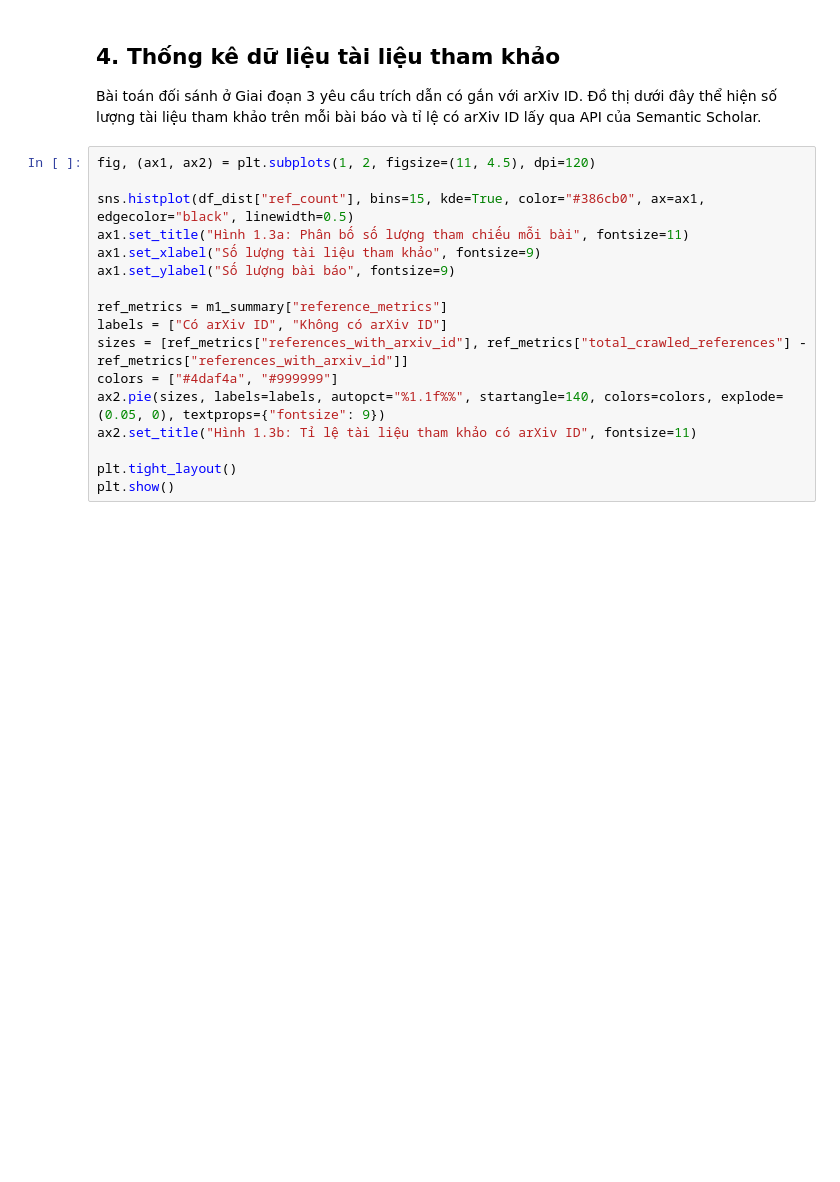
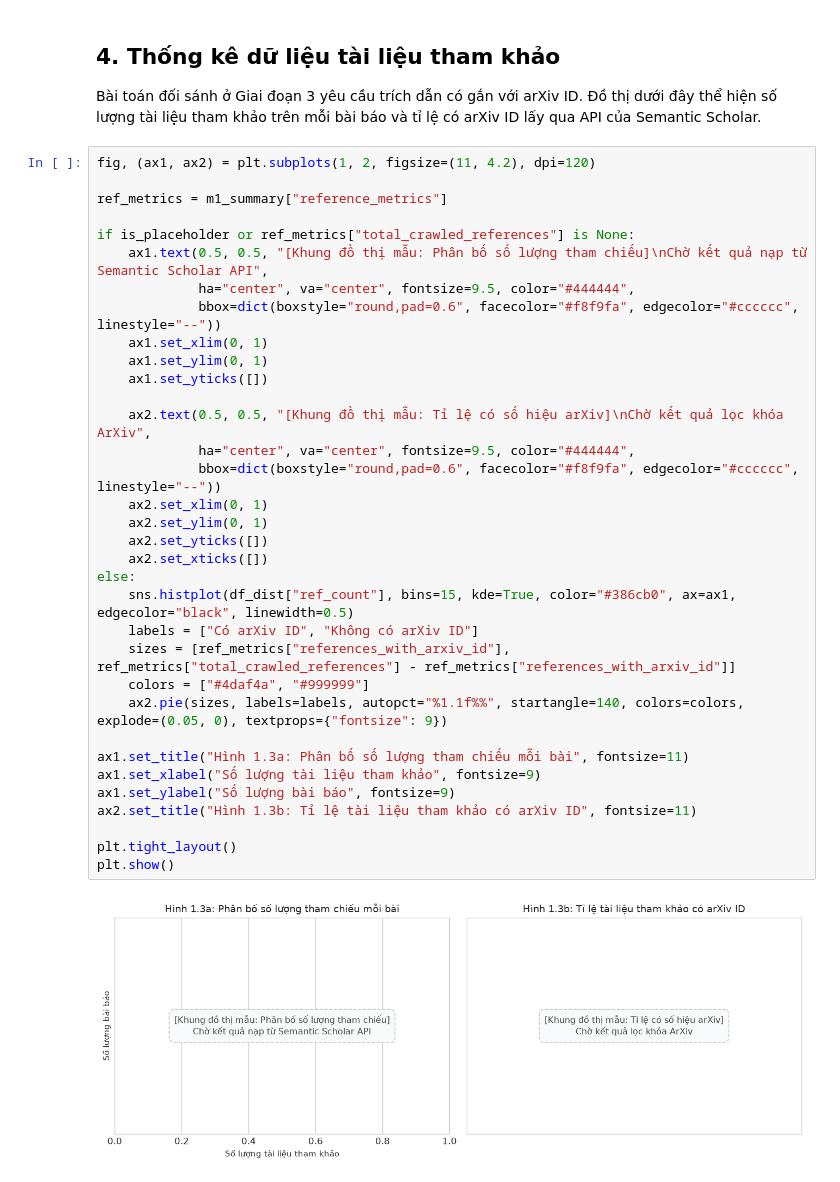
Before and after one commit to Toan-ten/Arxiv-Project-Group10-Report, a Jupyter notebook: report_book/m1/06-statistics.ipynb, the cells around one changed output. Cells and saved outputs as stored; diff of their text form; blank space fills up the shorter version.

```diff
--- a/report_book/m1/06-statistics.ipynb
+++ b/report_book/m1/06-statistics.ipynb
@@ -179,22 +163,41 @@ plt.show()
 
 Bài toán đối sánh ở Giai đoạn 3 yêu cầu trích dẫn có gắn với arXiv ID. Đồ thị dưới đây thể hiện số lượng tài liệu tham khảo trên mỗi bài báo và tỉ lệ có arXiv ID lấy qua API của Semantic Scholar.
 # %%
-fig, (ax1, ax2) = plt.subplots(1, 2, figsize=(11, 4.5), dpi=120)
+fig, (ax1, ax2) = plt.subplots(1, 2, figsize=(11, 4.2), dpi=120)
 
-sns.histplot(df_dist["ref_count"], bins=15, kde=True, color="#386cb0", ax=ax1, edgecolor="black", linewidth=0.5)
+ref_metrics = m1_summary["reference_metrics"]
+
+if is_placeholder or ref_metrics["total_crawled_references"] is None:
+    ax1.text(0.5, 0.5, "[Khung đồ thị mẫu: Phân bố số lượng tham chiếu]\nChờ kết quả nạp từ Semantic Scholar API",
+             ha="center", va="center", fontsize=9.5, color="#444444",
+             bbox=dict(boxstyle="round,pad=0.6", facecolor="#f8f9fa", edgecolor="#cccccc", linestyle="--"))
+    ax1.set_xlim(0, 1)
+    ax1.set_ylim(0, 1)
+    ax1.set_yticks([])
+
+    ax2.text(0.5, 0.5, "[Khung đồ thị mẫu: Tỉ lệ có số hiệu arXiv]\nChờ kết quả lọc khóa ArXiv",
+             ha="center", va="center", fontsize=9.5, color="#444444",
+             bbox=dict(boxstyle="round,pad=0.6", facecolor="#f8f9fa", edgecolor="#cccccc", linestyle="--"))
+    ax2.set_xlim(0, 1)
+    ax2.set_ylim(0, 1)
+    ax2.set_yticks([])
+    ax2.set_xticks([])
+else:
+    sns.histplot(df_dist["ref_count"], bins=15, kde=True, color="#386cb0", ax=ax1, edgecolor="black", linewidth=0.5)
+    labels = ["Có arXiv ID", "Không có arXiv ID"]
+    sizes = [ref_metrics["references_with_arxiv_id"], ref_metrics["total_crawled_references"] - ref_metrics["references_with_arxiv_id"]]
+    colors = ["#4daf4a", "#999999"]
+    ax2.pie(sizes, labels=labels, autopct="%1.1f%%", startangle=140, colors=colors, explode=(0.05, 0), textprops={"fontsize": 9})
+
 ax1.set_title("Hình 1.3a: Phân bố số lượng tham chiếu mỗi bài", fontsize=11)
 ax1.set_xlabel("Số lượng tài liệu tham khảo", fontsize=9)
 ax1.set_ylabel("Số lượng bài báo", fontsize=9)
-
-ref_metrics = m1_summary["reference_metrics"]
-labels = ["Có arXiv ID", "Không có arXiv ID"]
-sizes = [ref_metrics["references_with_arxiv_id"], ref_metrics["total_crawled_references"] - ref_metrics["references_with_arxiv_id"]]
-colors = ["#4daf4a", "#999999"]
-ax2.pie(sizes, labels=labels, autopct="%1.1f%%", startangle=140, colors=colors, explode=(0.05, 0), textprops={"fontsize": 9})
 ax2.set_title("Hình 1.3b: Tỉ lệ tài liệu tham khảo có arXiv ID", fontsize=11)
 
 plt.tight_layout()
 plt.show()
+# %% [output]
+[figure, added]
 # %% [markdown]
 ### Nhận xét về dữ liệu tham chiếu
 
```
Also changed, not shown: parts of 10 cells of this notebook, 3 other files.
